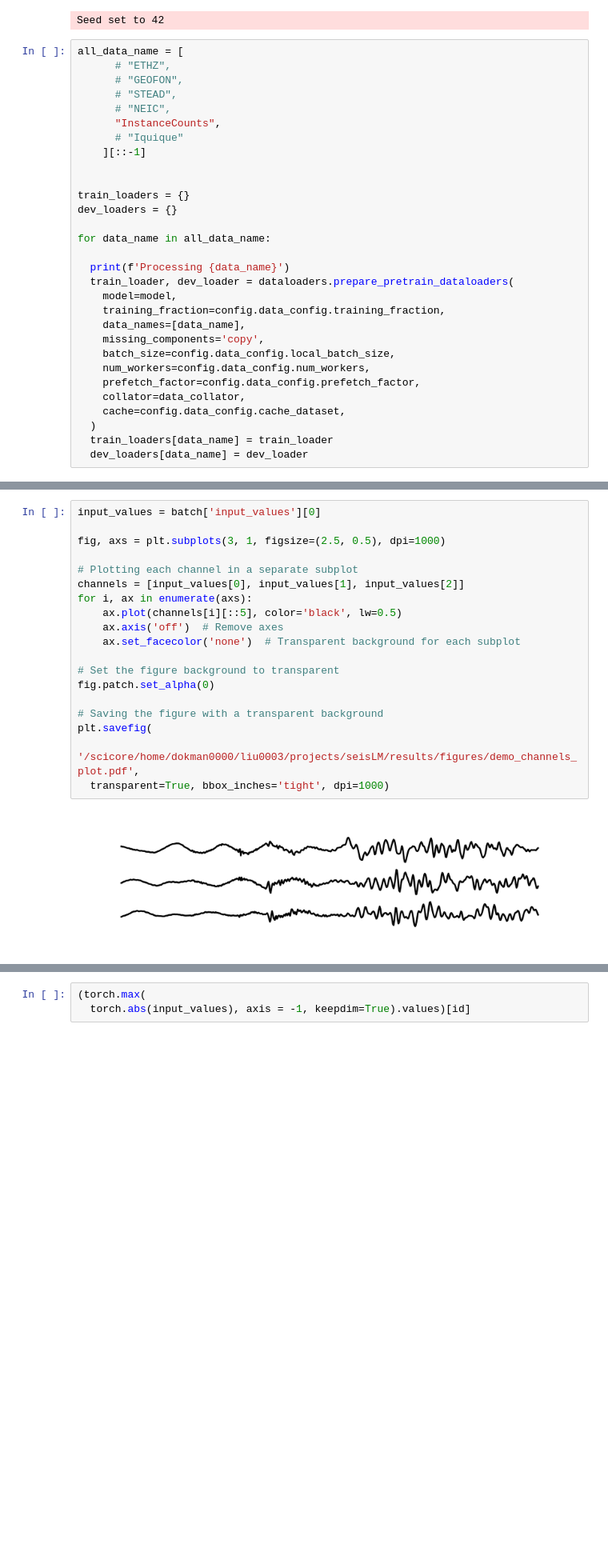
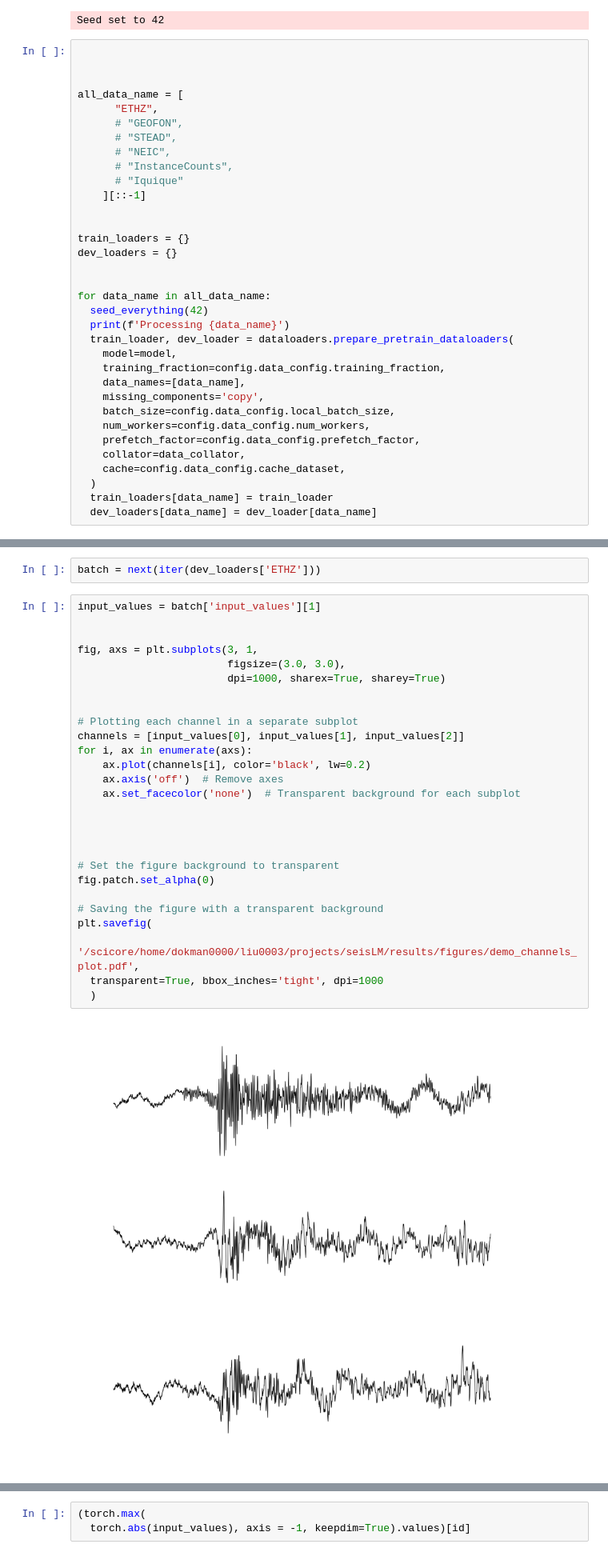
Before and after one commit to liutianlin0121/seisLM, a Jupyter notebook: notebooks/pretrain/pretrain_samples_visualization.ipynb, the cells around one changed output, grey strips where cells are left out. Shown at 80% size. Saved outputs shown, nothing was run; the diff lists cells and outputs as text; blank space fills up the shorter version.

```diff
--- a/notebooks/pretrain/pretrain_samples_visualization.ipynb
+++ b/notebooks/pretrain/pretrain_samples_visualization.ipynb
@@ -41,12 +37,15 @@ config.data_config.num_workers = int(
 # %% [output]
 Seed set to 42
 # %%
+
+
+
 all_data_name = [
-      # "ETHZ",
+      "ETHZ",
       # "GEOFON",
       # "STEAD",
       # "NEIC",
-      "InstanceCounts",
+      # "InstanceCounts",
       # "Iquique"
     ][::-1]
 
@@ -54,8 +53,9 @@ all_data_name = [
 train_loaders = {}
 dev_loaders = {}
 
+
 for data_name in all_data_name:
-
+  seed_everything(42)
   print(f'Processing {data_name}')
   train_loader, dev_loader = dataloaders.prepare_pretrain_dataloaders(
     model=model,
@@ -69,5 +69,5 @@ for data_name in all_data_name:
     cache=config.data_config.cache_dataset,
   )
   train_loaders[data_name] = train_loader
-  dev_loaders[data_name] = dev_loader
+  dev_loaders[data_name] = dev_loader[data_name]
 # %% [output]
@@ -80,21 +80,31 @@ batch = next(iter(train_loaders['InstanceCounts']))
+# %%
+batch = next(iter(dev_loaders['ETHZ']))
 # %%
-input_values = batch['input_values'][0]
+input_values = batch['input_values'][1]
 
-fig, axs = plt.subplots(3, 1, figsize=(2.5, 0.5), dpi=1000)
+
+fig, axs = plt.subplots(3, 1,
+                        figsize=(3.0, 3.0),
+                        dpi=1000, sharex=True, sharey=True)
+
 
 # Plotting each channel in a separate subplot
 channels = [input_values[0], input_values[1], input_values[2]]
 for i, ax in enumerate(axs):
-    ax.plot(channels[i][::5], color='black', lw=0.5)
+    ax.plot(channels[i], color='black', lw=0.2)
     ax.axis('off')  # Remove axes
     ax.set_facecolor('none')  # Transparent background for each subplot
+
+
+
 
 # Set the figure background to transparent
 fig.patch.set_alpha(0)
 
 # Saving the figure with a transparent background
 plt.savefig(
   '/scicore/home/dokman0000/liu0003/projects/seisLM/results/figures/demo_channels_plot.pdf',
-  transparent=True, bbox_inches='tight', dpi=1000)
+  transparent=True, bbox_inches='tight', dpi=1000
+  )
 # %% [output]
-[figure, old version]
+[figure, new version]
```
Also changed, not shown: parts of 6 cells of this notebook, 13 other files.
